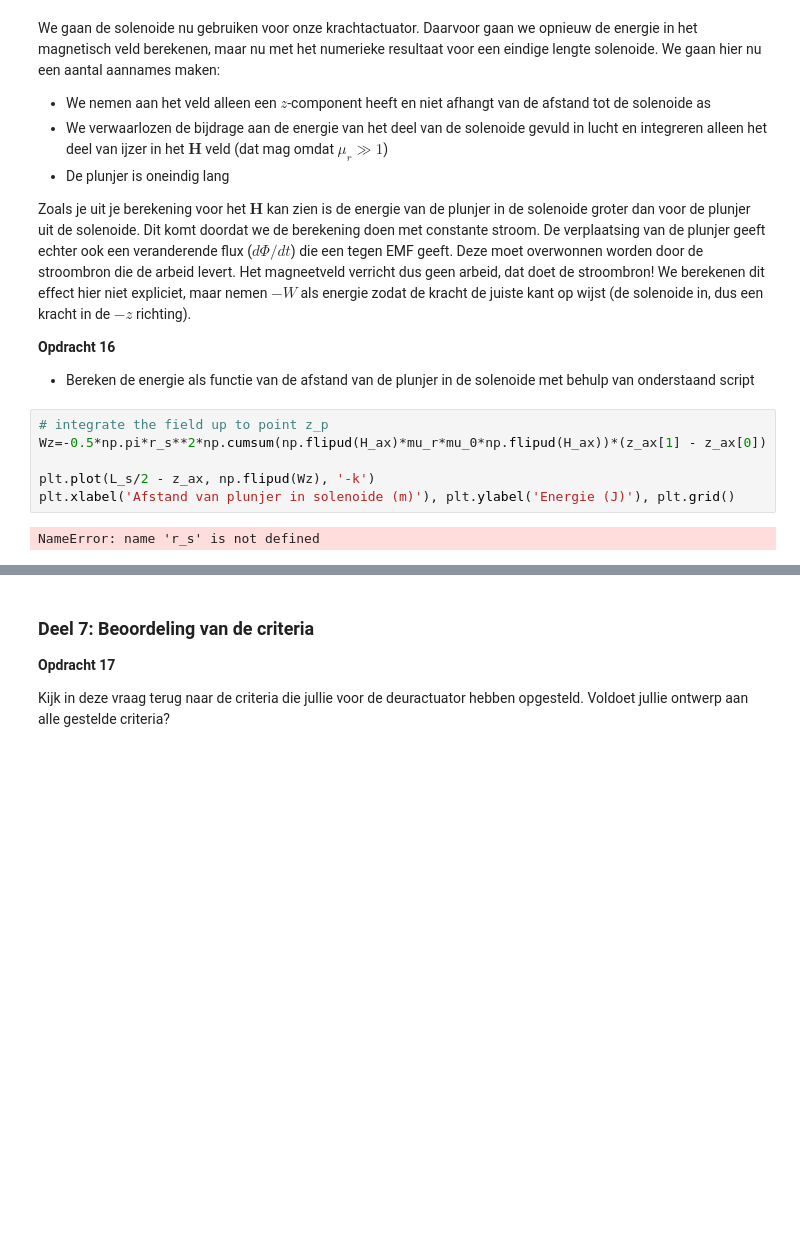
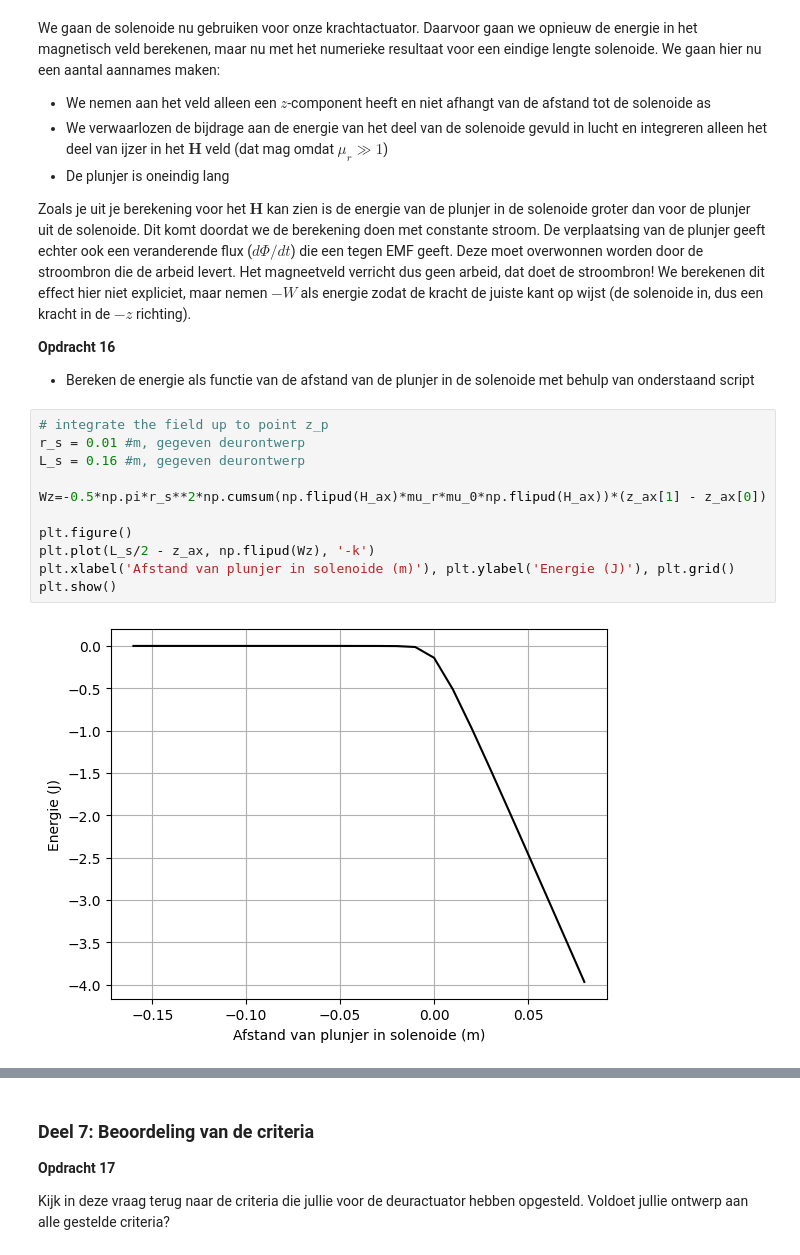
Before and after one commit to Ikbenjamin07/opdrachten-DEF-D, a Jupyter notebook: DigitaleOntwerpopdrachten/2KrachtactuatorOpdracht/KrachtactuatorOpdracht.ipynb, the cells around one changed output, grey strips where cells are left out. Drawn from its saved outputs; the diff is of its cells as text; blank space fills up the shorter version.

```diff
--- a/DigitaleOntwerpopdrachten/2KrachtactuatorOpdracht/KrachtactuatorOpdracht.ipynb
+++ b/DigitaleOntwerpopdrachten/2KrachtactuatorOpdracht/KrachtactuatorOpdracht.ipynb
@@ -587,12 +587,17 @@ Zoals je uit je berekening voor het $\mathbf{H}$ kan zien is de energie van de p
 * Bereken de energie als functie van de afstand van de plunjer in de solenoide met behulp van onderstaand script
 # %%
 # integrate the field up to point z_p
+r_s = 0.01 #m, gegeven deurontwerp
+L_s = 0.16 #m, gegeven deurontwerp
+
 Wz=-0.5*np.pi*r_s**2*np.cumsum(np.flipud(H_ax)*mu_r*mu_0*np.flipud(H_ax))*(z_ax[1] - z_ax[0])
 
+plt.figure()
 plt.plot(L_s/2 - z_ax, np.flipud(Wz), '-k')
 plt.xlabel('Afstand van plunjer in solenoide (m)'), plt.ylabel('Energie (J)'), plt.grid()
+plt.show()
 # %% [output]
-NameError: name 'r_s' is not defined
+[figure, added]
 # %%
 force_analytical = -mu_0*mu_r*np.pi*r_s**2*aantal_omwent**2*I**2/2/L_s**2 # Kracht uitrekenen numeriek
 force_numerical=np.diff(Wz, n=1, append=[0])/(z_ax[1] - z_ax[0]) # Kracht uitrekenen
```
Also changed, not shown: parts of 1 cell of this notebook.
